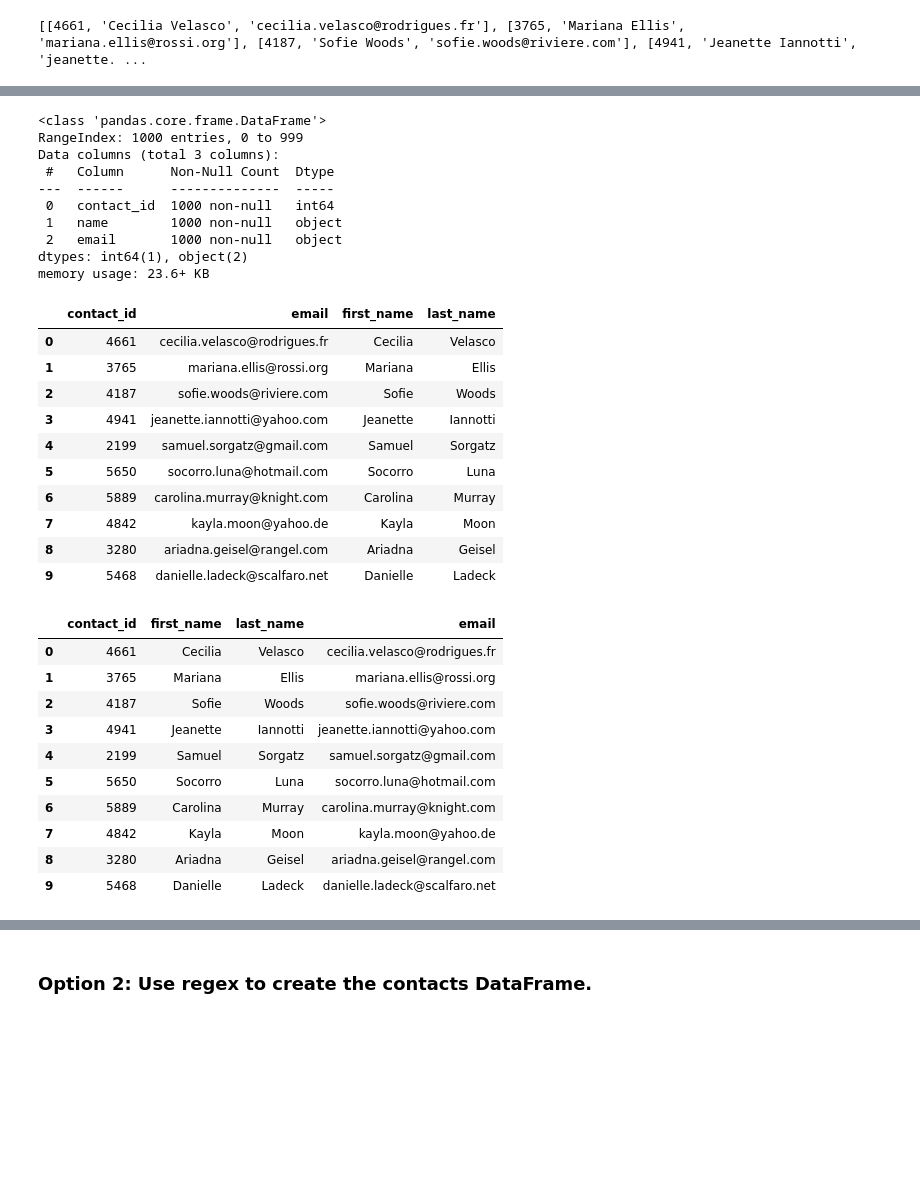
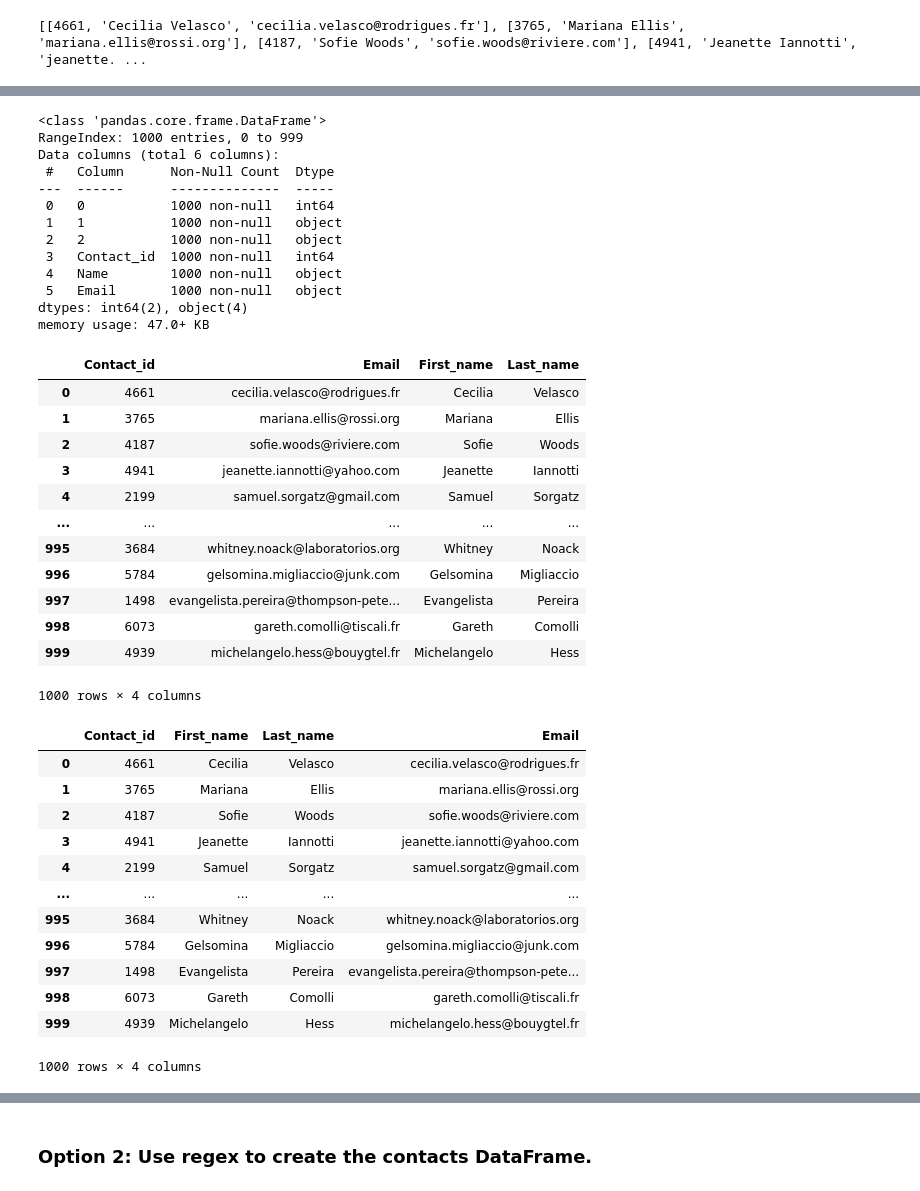
Before and after one commit to Brittany904/Crowdfunding_ETL, a Jupyter notebook: ETL_Mini_Project_Starter_Code_bcastro_charris.ipynb, the cells around one changed output, grey strips where cells are left out. Cells and saved outputs as stored; diff of their text form; code cells hidden in the pictures; blank space fills up the shorter version.

```diff
--- a/ETL_Mini_Project_Starter_Code_bcastro_charris.ipynb
+++ b/ETL_Mini_Project_Starter_Code_bcastro_charris.ipynb
@@ -300,7 +185,7 @@ campaign_cleaned.to_csv("Resources/campaign.csv", index=False)
 ### Extract the contacts.xlsx Data.
 # %%
 # Read the data into a Pandas DataFrame. Use the `header=2` parameter when reading in the data.
-contact_info_df = pd.read_excel('Resources/contacts.xlsx', header=2)
+contact_info_df = pd.read_excel('Resources/contacts.xlsx', header=3)
 contact_info_df.head()
 # %% [output]
 |  | contact_info |
@@ -324,14 +209,34 @@ Then export the DataFrame as a `contacts.csv` CSV file.
 # %%
 # Iterate through the contact_info_df and convert each row to a dictionary.
 import json
+
 dict_values = []
+contact_info_col = []
+# converting row to dictionary
+for i, row in contact_info_df.iterrows():
+    data = row[0]
+    converted_data = json.loads(data)
+    columns = [k for k,v in converted_data.items()]
+    row_values = [v for k, v in converted_data.items()]
+
+    contact_info_col.append(columns)
+
+    dict_values.append(row_values)
 
 
 # Print out the list of values for each row.
 print(dict_values)
+#print(contact_info_col)
 # %% [output]
 [[4661, 'Cecilia Velasco', 'cecilia.velasco@rodrigues.fr'], [3765, 'Mariana Ellis', 'mariana.ellis@rossi.org'], [4187, 'Sofie Woods', 'sofie.woods@riviere.com'], [4941, 'Jeanette Iannotti', 'jeanette. ...
 # %%
 # Create a contact_info DataFrame and add each list of values, i.e., each row
 # to the 'contact_id', 'name', 'email' columns.
+contact_info_df1 = pd.DataFrame(dict_values)
+#contact_info_df1.head()
+
+contact_info_df1["Contact_id"]= contact_info_df1[0]
+contact_info_df1["Name"]= contact_info_df1[1]
+contact_info_df1["Email"]= contact_info_df1[2]
+contact_info_df1
 # %% [output]
@@ -344,46 +256,62 @@ print(dict_values)
 # %%
 # Check the datatypes.
+contact_info_df1.info()
 # %% [output]
 <class 'pandas.core.frame.DataFrame'>
 RangeIndex: 1000 entries, 0 to 999
-Data columns (total 3 columns):
+Data columns (total 6 columns):
  #   Column      Non-Null Count  Dtype
 ---  ------      --------------  -----
- 0   contact_id  1000 non-null   int64
- 1   name        1000 non-null   object
- 2   email       1000 non-null   object
-dtypes: int64(1), object(2)
-memory usage: 23.6+ KB
+ 0   0           1000 non-null   int64
+ 1   1           1000 non-null   object
+ 2   2           1000 non-null   object
+ 3   Contact_id  1000 non-null   int64
+ 4   Name        1000 non-null   object
+ 5   Email       1000 non-null   object
+dtypes: int64(2), object(4)
+memory usage: 47.0+ KB
 # %%
 # Create a "first"name" and "last_name" column with the first and last names from the "name" column.
+contact_info_df1[["First_name","Last_name"]] = contact_info_df1["Name"].str.split(' ', n=1, expand=True)
+
+# Drop the contact_name column and other columns
 
 
-# Drop the contact_name column
+contact_info_df2_cl = contact_info_df1.drop(contact_info_df1.iloc[:, 0:3], axis=1)
+
+contact_info_df3_cl = contact_info_df2_cl.drop("Name", axis=1)
+contact_info_df3_cl
 # %% [output]
-|  | contact_id | email | first_name | last_name |
+|  | Contact_id | Email | First_name | Last_name |
 | 0 | 4661 | cecilia.velasco@rodrigues.fr | Cecilia | Velasco |
 | 1 | 3765 | mariana.ellis@rossi.org | Mariana | Ellis |
 | 2 | 4187 | sofie.woods@riviere.com | Sofie | Woods |
 | 3 | 4941 | jeanette.iannotti@yahoo.com | Jeanette | Iannotti |
 | 4 | 2199 | samuel.sorgatz@gmail.com | Samuel | Sorgatz |
-| 5 | 5650 | socorro.luna@hotmail.com | Socorro | Luna |
-| 6 | 5889 | carolina.murray@knight.com | Carolina | Murray |
-| 7 | 4842 | kayla.moon@yahoo.de | Kayla | Moon |
-| 8 | 3280 | ariadna.geisel@rangel.com | Ariadna | Geisel |
-| 9 | 5468 | danielle.ladeck@scalfaro.net | Danielle | Ladeck |
+| ... | ... | ... | ... | ... |
+| 995 | 3684 | whitney.noack@laboratorios.org | Whitney | Noack |
+| 996 | 5784 | gelsomina.migliaccio@junk.com | Gelsomina | Migliaccio |
+| 997 | 1498 | evangelista.pereira@thompson-pete... | Evangelista | Pereira |
+| 998 | 6073 | gareth.comolli@tiscali.fr | Gareth | Comolli |
+| 999 | 4939 | michelangelo.hess@bouygtel.fr | Michelangelo | Hess |
+1000 rows × 4 columns
 # %%
 # Reorder the columns
+contact_info_df3_cl = contact_info_df3_cl[['Contact_id', 'First_name', 'Last_name', 'Email']]
+contact_info_df3_cl
 # %% [output]
-|  | contact_id | first_name | last_name | email |
+|  | Contact_id | First_name | Last_name | Email |
 | 0 | 4661 | Cecilia | Velasco | cecilia.velasco@rodrigues.fr |
 | 1 | 3765 | Mariana | Ellis | mariana.ellis@rossi.org |
 | 2 | 4187 | Sofie | Woods | sofie.woods@riviere.com |
 | 3 | 4941 | Jeanette | Iannotti | jeanette.iannotti@yahoo.com |
 | 4 | 2199 | Samuel | Sorgatz | samuel.sorgatz@gmail.com |
-| 5 | 5650 | Socorro | Luna | socorro.luna@hotmail.com |
-| 6 | 5889 | Carolina | Murray | carolina.murray@knight.com |
-| 7 | 4842 | Kayla | Moon | kayla.moon@yahoo.de |
-| 8 | 3280 | Ariadna | Geisel | ariadna.geisel@rangel.com |
-| 9 | 5468 | Danielle | Ladeck | danielle.ladeck@scalfaro.net |
+| ... | ... | ... | ... | ... |
+| 995 | 3684 | Whitney | Noack | whitney.noack@laboratorios.org |
+| 996 | 5784 | Gelsomina | Migliaccio | gelsomina.migliaccio@junk.com |
+| 997 | 1498 | Evangelista | Pereira | evangelista.pereira@thompson-pete... |
+| 998 | 6073 | Gareth | Comolli | gareth.comolli@tiscali.fr |
+| 999 | 4939 | Michelangelo | Hess | michelangelo.hess@bouygtel.fr |
+1000 rows × 4 columns
 # %%
 # Check the datatypes one more time before exporting as CSV file.
```
Also changed, not shown: parts of 29 cells of this notebook.
